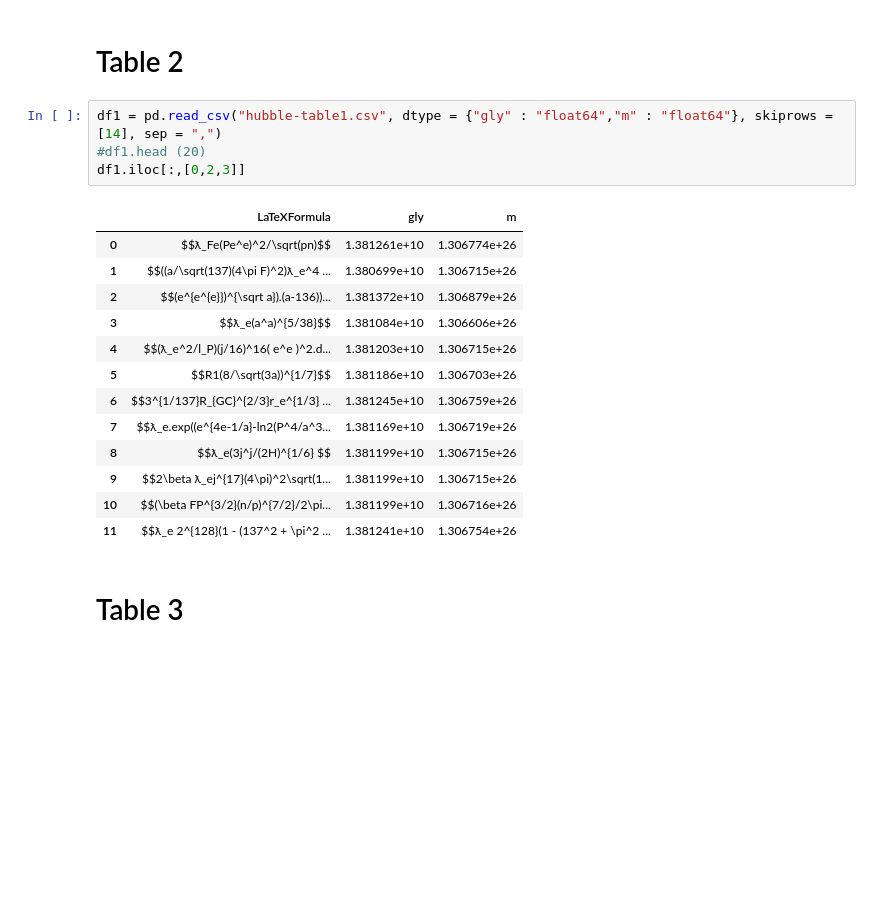
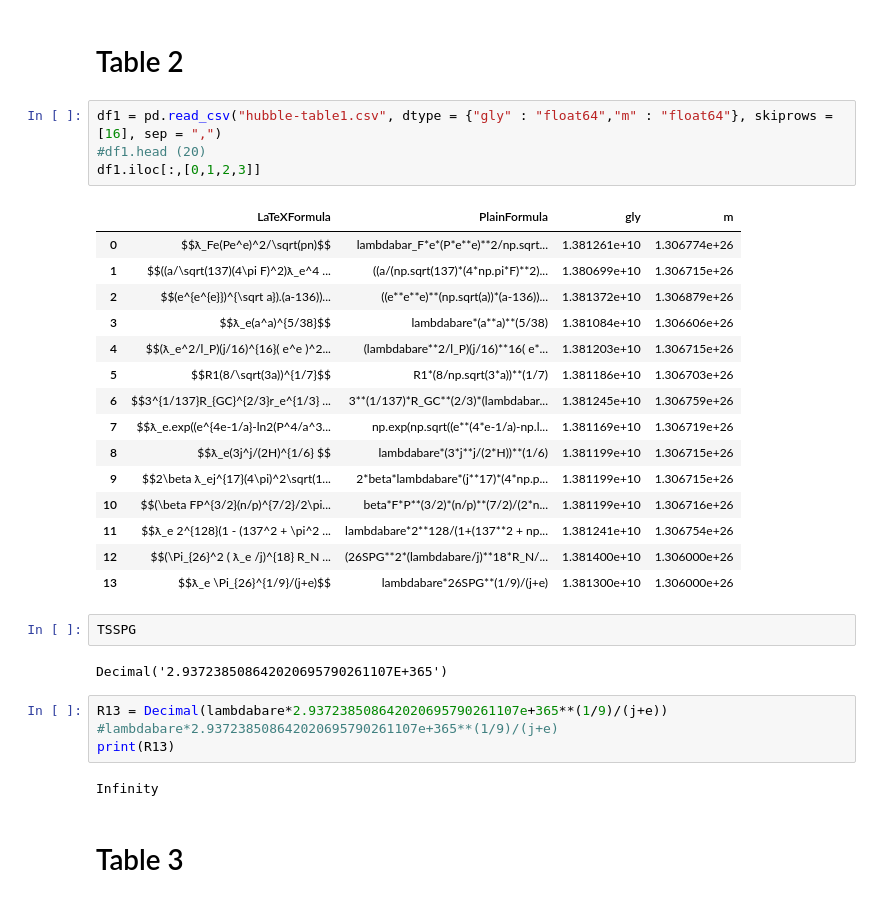
Before and after one commit to LaGuer/hubble-radius, a Jupyter notebook: hubble-radius.ipynb, the cells around one changed output. Drawn from its saved outputs; the diff is of its cells as text; blank space fills up the shorter version.

```diff
--- a/hubble-radius.ipynb
+++ b/hubble-radius.ipynb
@@ -261,23 +269,35 @@ df2.iloc[:,[0,2,3]]
 # %% [markdown]
 # Table 2
 # %%
-df1 = pd.read_csv("hubble-table1.csv", dtype = {"gly" : "float64","m" : "float64"}, skiprows = [14], sep = ",")
+df1 = pd.read_csv("hubble-table1.csv", dtype = {"gly" : "float64","m" : "float64"}, skiprows = [16], sep = ",")
 #df1.head (20)
-df1.iloc[:,[0,2,3]]
+df1.iloc[:,[0,1,2,3]]
 # %% [output]
-|  | LaTeXFormula | gly | m |
-| 0 | $$ƛ_Fe(Pe^e)^2/\sqrt(pn)$$ | 1.381261e+10 | 1.306774e+26 |
-| 1 | $$((a/\sqrt(137)(4\pi F)^2)ƛ_e^4 ... | 1.380699e+10 | 1.306715e+26 |
-| 2 | $$(e^{e^{e}})^{\sqrt a}).(a-136))... | 1.381372e+10 | 1.306879e+26 |
-| 3 | $$ƛ_e(a^a)^{5/38}$$ | 1.381084e+10 | 1.306606e+26 |
-| 4 | $$(ƛ_e^2/l_P)(j/16)^16( e^e )^2.d... | 1.381203e+10 | 1.306715e+26 |
-| 5 | $$R1(8/\sqrt(3a))^{1/7}$$ | 1.381186e+10 | 1.306703e+26 |
-| 6 | $$3^{1/137}R_{GC}^{2/3}r_e^{1/3} ... | 1.381245e+10 | 1.306759e+26 |
-| 7 | $$ƛ_e.exp((e^{4e-1/a}-ln2(P^4/a^3... | 1.381169e+10 | 1.306719e+26 |
-| 8 | $$ƛ_e(3j^j/(2H)^{1/6} $$ | 1.381199e+10 | 1.306715e+26 |
-| 9 | $$2\beta ƛ_ej^{17}(4\pi)^2\sqrt(1... | 1.381199e+10 | 1.306715e+26 |
-| 10 | $$(\beta FP^{3/2}(n/p)^{7/2}/2\pi... | 1.381199e+10 | 1.306716e+26 |
-| 11 | $$ƛ_e 2^{128}(1 - (137^2 + \pi^2 ... | 1.381241e+10 | 1.306754e+26 |
+|  | LaTeXFormula | PlainFormula | gly | m |
+| 0 | $$ƛ_Fe(Pe^e)^2/\sqrt(pn)$$ | lambdabar_F*e*(P*e**e)**2/np.sqrt... | 1.381261e+10 | 1.306774e+26 |
+| 1 | $$((a/\sqrt(137)(4\pi F)^2)ƛ_e^4 ... | ((a/(np.sqrt(137)*(4*np.pi*F)**2)... | 1.380699e+10 | 1.306715e+26 |
+| 2 | $$(e^{e^{e}})^{\sqrt a}).(a-136))... | ((e**e**e)**(np.sqrt(a))*(a-136))... | 1.381372e+10 | 1.306879e+26 |
+| 3 | $$ƛ_e(a^a)^{5/38}$$ | lambdabare*(a**a)**(5/38) | 1.381084e+10 | 1.306606e+26 |
+| 4 | $$(ƛ_e^2/l_P)(j/16)^{16}( e^e )^2... | (lambdabare**2/l_P)(j/16)**16( e*... | 1.381203e+10 | 1.306715e+26 |
+| 5 | $$R1(8/\sqrt(3a))^{1/7}$$ | R1*(8/np.sqrt(3*a))**(1/7) | 1.381186e+10 | 1.306703e+26 |
+| 6 | $$3^{1/137}R_{GC}^{2/3}r_e^{1/3} ... | 3**(1/137)*R_GC**(2/3)*(lambdabar... | 1.381245e+10 | 1.306759e+26 |
+| 7 | $$ƛ_e.exp((e^{4e-1/a}-ln2(P^4/a^3... | np.exp(np.sqrt((e**(4*e-1/a)-np.l... | 1.381169e+10 | 1.306719e+26 |
+| 8 | $$ƛ_e(3j^j/(2H)^{1/6} $$ | lambdabare*(3*j**j/(2*H))**(1/6) | 1.381199e+10 | 1.306715e+26 |
+| 9 | $$2\beta ƛ_ej^{17}(4\pi)^2\sqrt(1... | 2*beta*lambdabare*(j**17)*(4*np.p... | 1.381199e+10 | 1.306715e+26 |
+| 10 | $$(\beta FP^{3/2}(n/p)^{7/2}/2\pi... | beta*F*P**(3/2)*(n/p)**(7/2)/(2*n... | 1.381199e+10 | 1.306716e+26 |
+| 11 | $$ƛ_e 2^{128}(1 - (137^2 + \pi^2 ... | lambdabare*2**128/(1+(137**2 + np... | 1.381241e+10 | 1.306754e+26 |
+| 12 | $$(\Pi_{26}^2 ( ƛ_e /j)^{18} R_N ... | (26SPG**2*(lambdabare/j)**18*R_N/... | 1.381400e+10 | 1.306000e+26 |
+| 13 | $$ƛ_e \Pi_{26}^{1/9}/(j+e)$$ | lambdabare*26SPG**(1/9)/(j+e) | 1.381300e+10 | 1.306000e+26 |
+# %%
+TSSPG
+# %% [output]
+Decimal('2.937238508642020695790261107E+365')
+# %%
+R13 = Decimal(lambdabare*2.937238508642020695790261107e+365**(1/9)/(j+e))
+#lambdabare*2.937238508642020695790261107e+365**(1/9)/(j+e)
+print(R13)
+# %% [output]
+Infinity
 # %% [markdown]
 # Table 3
 # %%
```
Also changed, not shown: parts of 9 cells of this notebook.
